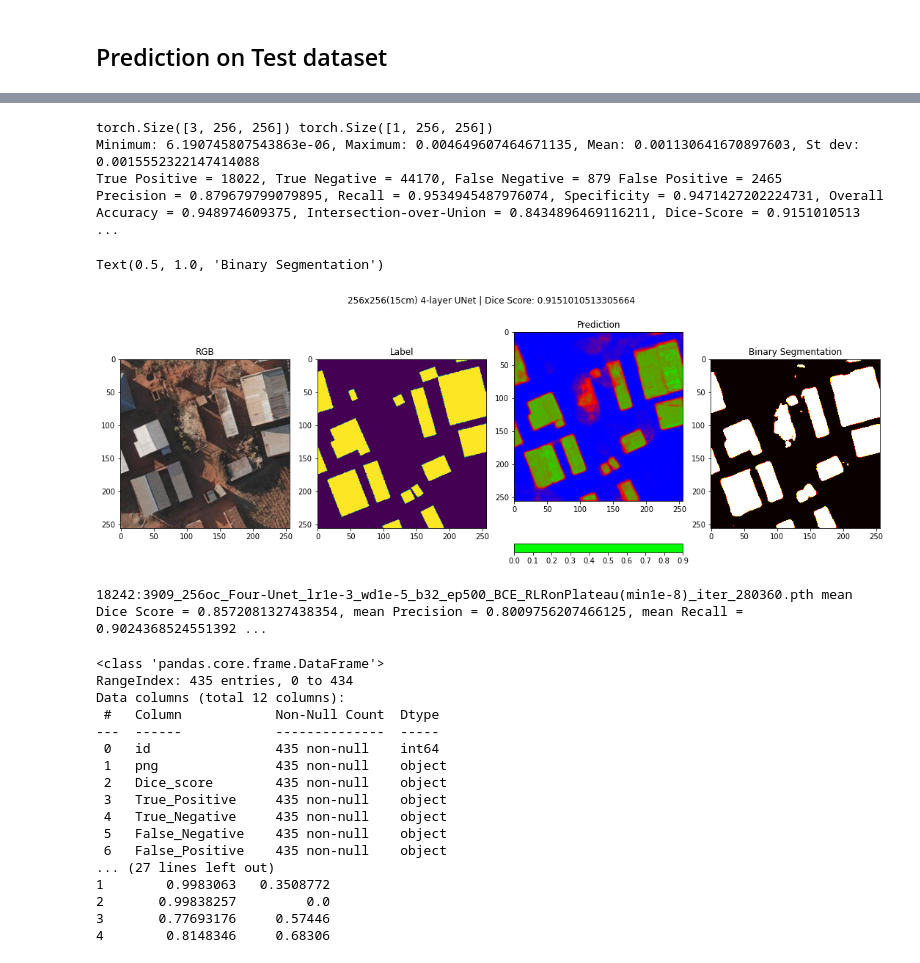
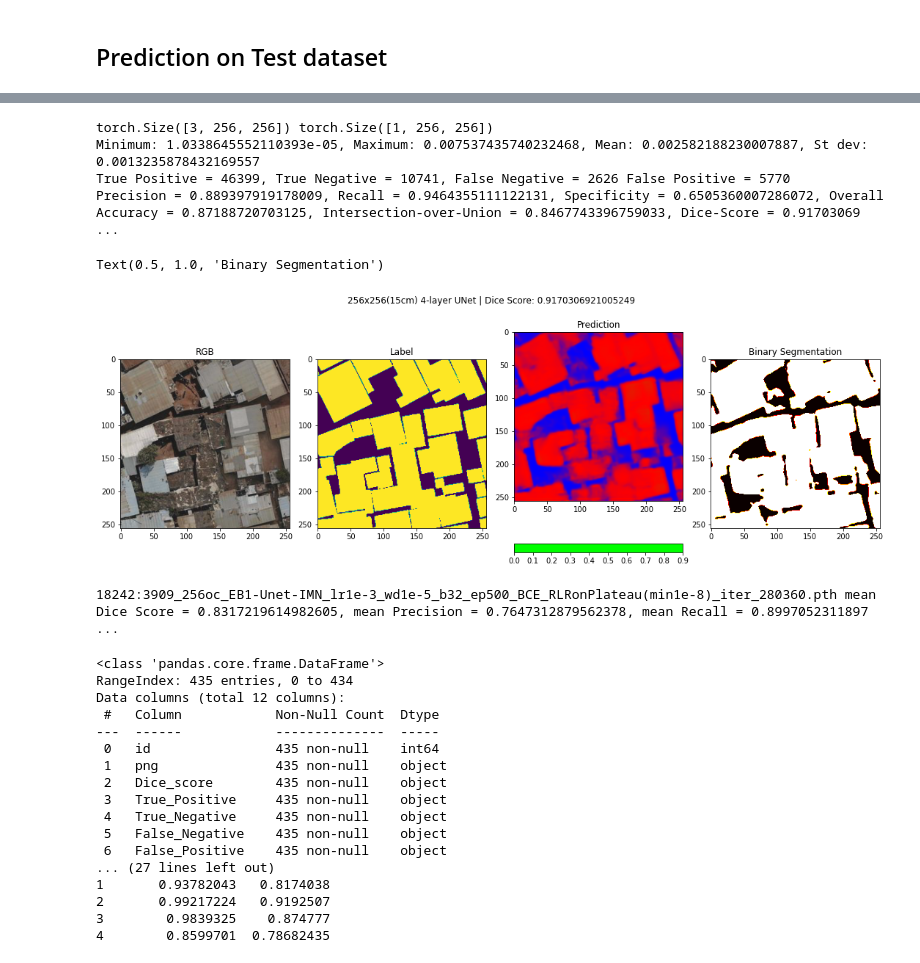
Before and after one commit to chrischank/HOTOSM_OAM_codeV2, a Jupyter notebook: Train_loop.ipynb, the cells around one changed output, grey strips where cells are left out. Drawn from its saved outputs; the diff is of its cells as text; code cells hidden in the pictures.

Commit message:
18242EB1-UNet-IMN complete

```diff
--- a/Train_loop.ipynb
+++ b/Train_loop.ipynb
@@ -528,7 +528,7 @@ torch.cuda.empty_cache()
 
 print(best_trial)
 # %%
-xp_name = "18242:3909_256oc_Four-Unet_lr1e-3_wd1e-5_b32_ep500_BCE_RLRonPlateau(min1e-8)"
+xp_name = "18242:3909_256oc_EB1-Unet-IMN_lr1e-3_wd1e-5_b32_ep500_BCE_RLRonPlateau(min1e-8)"
 
 ChainedTrain = ConcatDataset([Train, InRGB_Train, HFLIP_Train, VFLIP_Train, BLUR_Train, CON_Train, SOL_Train])
 ChainedVal = ConcatDataset([Val, HFLIP_Val, VFLIP_Val])
@@ -591,11 +591,11 @@ Text(0.5, 1.0, 'LBL')
 # %%
 
-#Net = smp.Unet(encoder_name = 'efficientnet-b1', encoder_depth = 4,
-#               encoder_weights = None, decoder_use_batchnorm = True,
-#               decoder_channels = (128, 64, 32, 16), decoder_attention_type = None,
-#               in_channels = 3, classes = 1, activation = "sigmoid", aux_params = None)
+Net = smp.Unet(encoder_name = 'efficientnet-b1', encoder_depth = 4,
+               encoder_weights = None, decoder_use_batchnorm = True,
+               decoder_channels = (128, 64, 32, 16), decoder_attention_type = None,
+               in_channels = 3, classes = 1, activation = "sigmoid", aux_params = None)
 
-Net = Four_UNet()
+#Net = Four_UNet()
 
 checkpoint_dir = os.path.abspath("/home/mnt/HOTOSM_data/checkpoints")
 #checkpoint_dir = os.path.abspath("/home/chris/Dropbox/HOTOSM/SAMPLE/best_weights")
@@ -644,37 +644,37 @@ with torch.no_grad():
 print("True Positive = {0}, True Negative = {1}, False Negative = {2} False Positive = {3}".format(TP, TN, FN, FP))
 print("Precision = {0}, Recall = {1}, Specificity = {2}, Overall Accuracy = {3}, Intersection-over-Union = {4}, Dice-Score = {5}".format(Precision, Recall, Specificity, OA, IoU, Dice))
 
 # Plotting the RGB, Prediction, and Confidence
 fig = plt.figure(figsize = (15, 6))
 ax = fig.add_subplot(1, 4, 1)
 fig.tight_layout(w_pad = 3)
 fig.suptitle("256x256(15cm) 4-layer UNet | Dice Score: {0}".format(Dice))
 RGB = plt.imshow(test_pair[0].detach().cpu().numpy().transpose(1, 2, 0))
 ax.set_title('RGB')
 
 ax = fig.add_subplot(1, 4, 2)
 PILlbl = lbl.detach().cpu().numpy().transpose(1, 2, 0)
 plt.imshow(PILlbl)
 ax.set_title('Label')
 
 ax = fig.add_subplot(1, 4, 3)
 PILpred = prediction.detach().cpu().numpy().transpose(1, 2, 0)
 plt.imshow(PILpred, cmap = "brg")
 plt.colorbar(boundaries = np.arange(0, 1.0, 0.1), ticks = np.arange(0, 1.0, 0.1),
              orientation = "horizontal")
 ax.set_title('Prediction')
 
 ax = fig.add_subplot(1, 4, 4)
 PILbin = pred_BOOL.detach().cpu().numpy().transpose(1, 2, 0)
 plt.imshow(PILbin, cmap = "hot")
 ax.set_title('Binary Segmentation')
 # %% [output]
 torch.Size([3, 256, 256]) torch.Size([1, 256, 256])
-Minimum: 6.190745807543863e-06, Maximum: 0.004649607464671135, Mean: 0.001130641670897603, St dev: 0.0015552322147414088
-True Positive = 18022, True Negative = 44170, False Negative = 879 False Positive = 2465
-Precision = 0.879679799079895, Recall = 0.9534945487976074, Specificity = 0.9471427202224731, Overall Accuracy = 0.948974609375, Intersection-over-Union = 0.8434896469116211, Dice-Score = 0.9151010513 ...
+Minimum: 1.0338645552110393e-05, Maximum: 0.007537435740232468, Mean: 0.002582188230007887, St dev: 0.0013235878432169557
+True Positive = 46399, True Negative = 10741, False Negative = 2626 False Positive = 5770
+Precision = 0.889397919178009, Recall = 0.9464355111122131, Specificity = 0.6505360007286072, Overall Accuracy = 0.87188720703125, Intersection-over-Union = 0.8467743396759033, Dice-Score = 0.91703069 ...
 Text(0.5, 1.0, 'Binary Segmentation')
-[figure, old version]
+[figure, new version]
 # %%
 # Loading testing batch
 test_loader = DataLoader(Test, batch_size = 1, shuffle = True)
@@ -764,7 +764,7 @@ df = {"id": idx,
 results_csv = pd.DataFrame(df)
 print(xp_name + best_iter, "mean Dice Score = {0}, mean Precision = {1}, mean Recall = {2}, mean Specificity = {3}, mean OA = {4}, mean IoU = {5}".format(np.nanmean(Dice_ls), np.nanmean(Precision_ls), np.nanmean(Recall_ls), np.nanmean(Specificity_ls), np.nanmean(OA_ls), np.nanmean(IoU_ls)))
 # %% [output]
-18242:3909_256oc_Four-Unet_lr1e-3_wd1e-5_b32_ep500_BCE_RLRonPlateau(min1e-8)_iter_280360.pth mean Dice Score = 0.8572081327438354, mean Precision = 0.8009756207466125, mean Recall = 0.9024368524551392 ...
+18242:3909_256oc_EB1-Unet-IMN_lr1e-3_wd1e-5_b32_ep500_BCE_RLRonPlateau(min1e-8)_iter_280360.pth mean Dice Score = 0.8317219614982605, mean Precision = 0.7647312879562378, mean Recall = 0.8997052311897 ...
 # %%
 print(results_csv.info(), results_csv["Dice_score"].describe(), results_csv.head())
 
@@ -785,7 +785,7 @@ Data columns (total 12 columns):
  5   False_Negative    435 non-null    object
  6   False_Positive    435 non-null    object
 ... (27 lines left out)
-1        0.9983063   0.3508772
-2       0.99838257         0.0
-3       0.77693176     0.57446
-4        0.8148346     0.68306
+1       0.93782043   0.8174038
+2       0.99217224   0.9192507
+3        0.9839325    0.874777
+4        0.8599701  0.78682435
```
Also changed, not shown: parts of 4 cells of this notebook, 8 other files.
